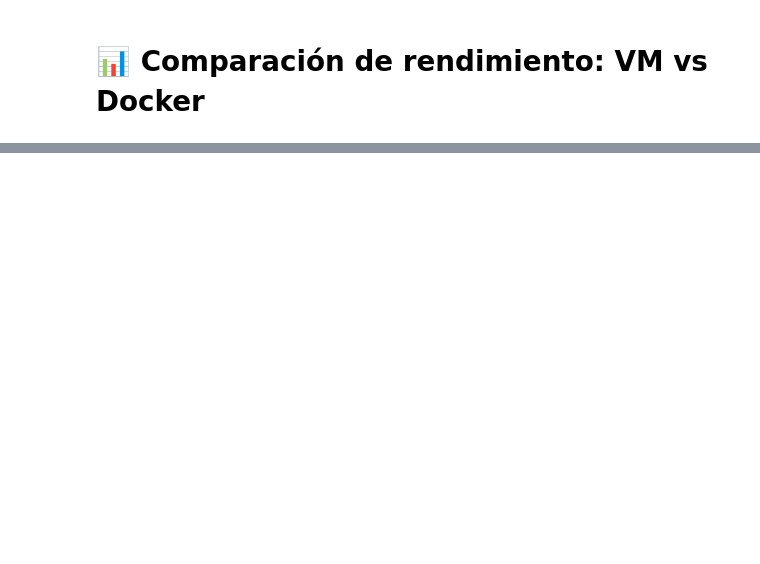
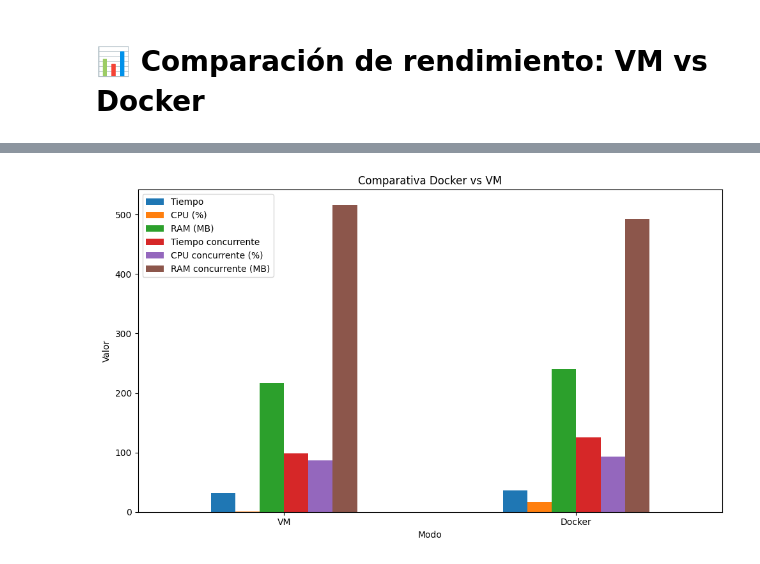
Before and after one commit to MarinaArce23/Trabajo-Final-TIC, a Jupyter notebook: vm_vs_docker_benchmark/notebooks/vm_vs_docker_comparison.ipynb, the cells around one changed output, grey strips where cells are left out. Cells and saved outputs as stored; diff of their text form; code cells hidden in the pictures; blank space fills up the shorter version.

Commit message:
🔧 Proyecto finalizado: Comparativa Docker vs VM

```diff
--- a/vm_vs_docker_benchmark/notebooks/vm_vs_docker_comparison.ipynb
+++ b/vm_vs_docker_benchmark/notebooks/vm_vs_docker_comparison.ipynb
@@ -145,0 +3,98 @@ plt.show()
+# %%
+import os
+import time
+import json
+import psutil
+from PIL import Image
+from concurrent.futures import ThreadPoolExecutor
+import matplotlib.pyplot as plt
+import pandas as pd
+
+# 1. Detectar entorno
+modo = "Docker" if os.path.exists("/.dockerenv") else "VM"
+print(f"🚀 Ejecutando pruebas en: {modo}")
+
+# 2. Preparar entorno
+imagen_entrada = "../test_valido.jpg"
+os.makedirs("../results", exist_ok=True)
+
+# 3. Funciones de benchmark
+def convertir_imagen_con_metricas(input_path, output_path):
+    cpu_percent = []
+    ram_usage = []
+    proc = psutil.Process(os.getpid())
+    start = time.time()
+
+    for _ in range(5):
+        with Image.open(input_path) as img:
+            img.save(output_path, 'PNG')
+        cpu_percent.append(psutil.cpu_percent(interval=0.1))
+        ram_usage.append(proc.memory_info().rss / 1024 / 1024)  # MB
+
+    end = time.time()
+    return {
+        'tiempo': end - start,
+        'cpu_promedio': sum(cpu_percent) / len(cpu_percent),
+        'ram_promedio': sum(ram_usage) / len(ram_usage)
+    }
+
+def prueba_concurrente(input_path, n_concurrentes=5):
+    def tarea(i):
+        output = f"/tmp/salida_temp_{i}.png"
+        return convertir_imagen_con_metricas(input_path, output)
+
+    with ThreadPoolExecutor(max_workers=n_concurrentes) as executor:
+        resultados = list(executor.map(tarea, range(n_concurrentes)))
+
+    return {
+        'tiempo': sum(r['tiempo'] for r in resultados) / len(resultados),
+        'cpu_promedio': sum(r['cpu_promedio'] for r in resultados) / len(resultados),
+        'ram_promedio': sum(r['ram_promedio'] for r in resultados) / len(resultados)
+    }
+
+# 4. Ejecutar pruebas
+r_unit = convertir_imagen_con_metricas(imagen_entrada, f"/tmp/salida_{modo.lower()}.png")
+r_conc = prueba_concurrente(imagen_entrada)
+
+resultados = {
+    'Modo': modo,
+    'Tiempo': r_unit['tiempo'],
+    'CPU (%)': r_unit['cpu_promedio'],
+    'RAM (MB)': r_unit['ram_promedio'],
+    'Tiempo concurrente': r_conc['tiempo'],
+    'CPU concurrente (%)': r_conc['cpu_promedio'],
+    'RAM concurrente (MB)': r_conc['ram_promedio']
+}
+
+# 5. Guardar resultados individuales
+ruta_json = f"../results/resultados_{modo.lower()}.json"
+with open(ruta_json, "w") as f:
+    json.dump(resultados, f, indent=2)
+print(f"✅ Resultados guardados en {ruta_json}")
+
+# 6. Si hay resultados de VM y Docker, generar gráfica y CSV
+try:
+    with open("../results/resultados_vm.json") as f_vm, open("../results/resultados_docker.json") as f_docker:
+        r_vm = json.load(f_vm)
+        r_docker = json.load(f_docker)
+        df = pd.DataFrame([r_vm, r_docker])
+        df.to_csv("../results/benchmark_completo.csv", index=False)
+
+        # Gráfica
+        fig, ax = plt.subplots(figsize=(10, 6))
+        df.set_index("Modo")[[
+            "Tiempo", "CPU (%)", "RAM (MB)",
+            "Tiempo concurrente", "CPU concurrente (%)", "RAM concurrente (MB)"
+        ]].plot(kind="bar", ax=ax)
+        plt.title("Comparativa Docker vs VM")
+        plt.ylabel("Valor")
+        plt.xticks(rotation=0)
+        plt.tight_layout()
+        plt.savefig("../results/grafica_final_comparativa.png")
+        plt.show()
+
+        print("📊 Comparativa generada con éxito.")
+
+except FileNotFoundError:
+    print("ℹ️ Aún no se han generado los dos conjuntos de resultados (VM y Docker). Ejecuta el notebook en el otro entorno también.")
+# %% [output]
@@ -145,0 +103 @@ plt.show()
+[figure, added]
```
Also changed, not shown: parts of 7 cells of this notebook, 10 other files.
